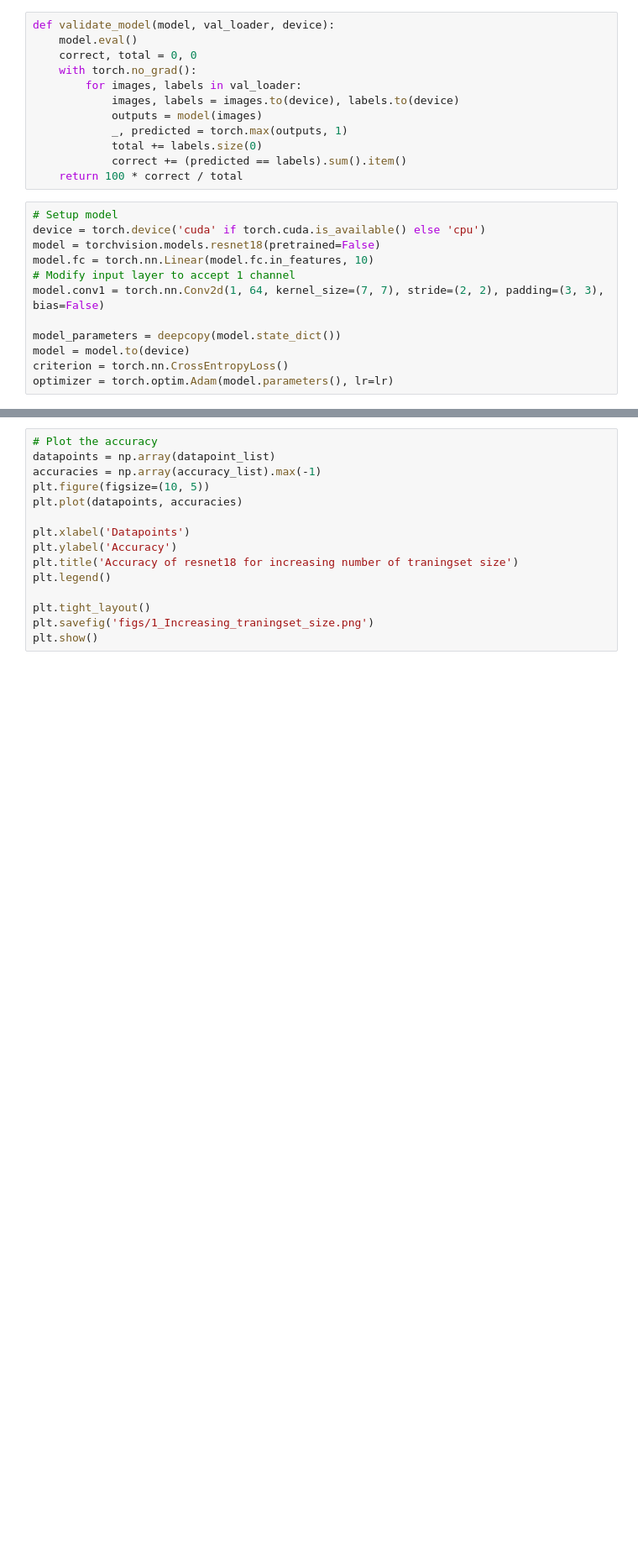
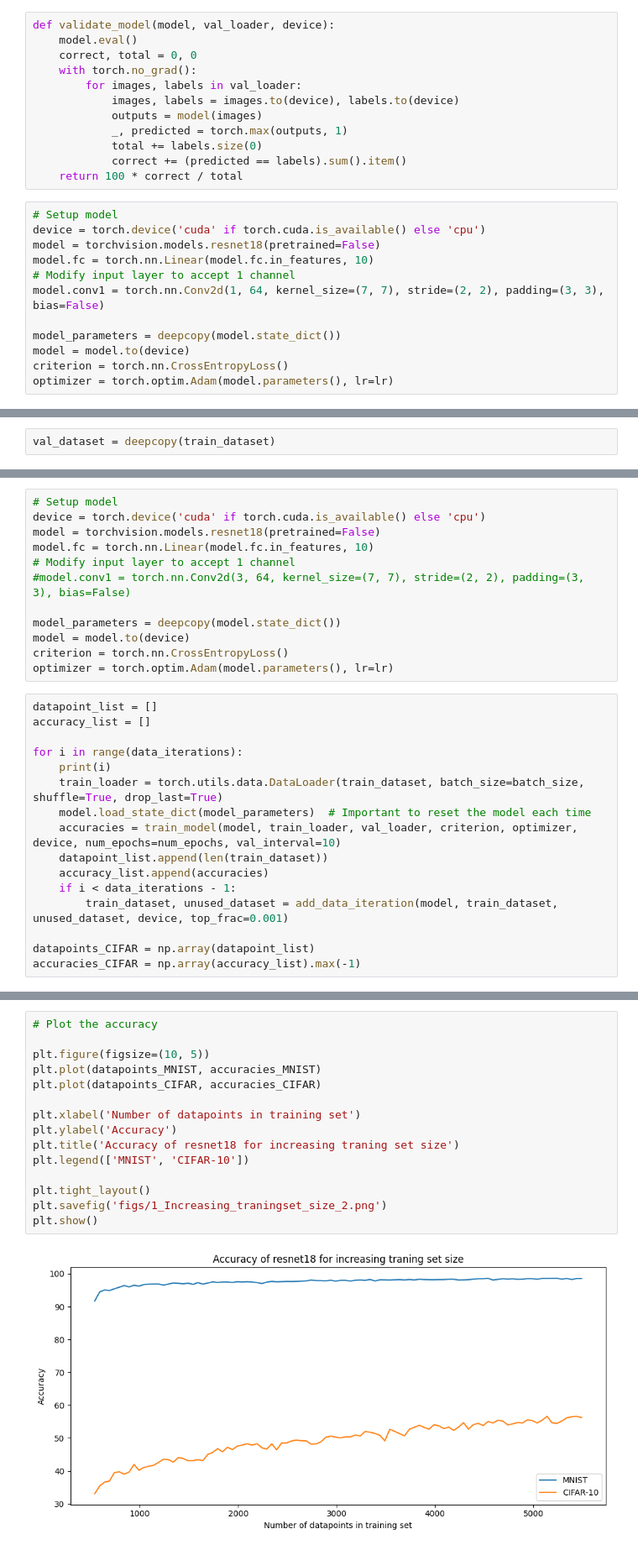
Before and after one commit to Fuglede30/deep_learning_project, a Jupyter notebook: bin_1_increased_training_data.ipynb, the cells around one changed output, grey strips where cells are left out. Shown at 84% size. Saved outputs shown, nothing was run; the diff lists cells and outputs as text; blank space fills up the shorter version.

Commit message:
With CIFAR training

```diff
--- a/bin_1_increased_training_data.ipynb
+++ b/bin_1_increased_training_data.ipynb
@@ -140,0 +190,2 @@ for i in range(data_iterations):
+# %%
+val_dataset = deepcopy(train_dataset)
@@ -140,0 +224,28 @@ for i in range(data_iterations):
+# %%
+# Setup model
+device = torch.device('cuda' if torch.cuda.is_available() else 'cpu')
+model = torchvision.models.resnet18(pretrained=False)
+model.fc = torch.nn.Linear(model.fc.in_features, 10)
+# Modify input layer to accept 1 channel
+#model.conv1 = torch.nn.Conv2d(3, 64, kernel_size=(7, 7), stride=(2, 2), padding=(3, 3), bias=False)
+
+model_parameters = deepcopy(model.state_dict())
+model = model.to(device)
+criterion = torch.nn.CrossEntropyLoss()
+optimizer = torch.optim.Adam(model.parameters(), lr=lr)
+# %%
+datapoint_list = []
+accuracy_list = []
+
+for i in range(data_iterations):
+    print(i)
+    train_loader = torch.utils.data.DataLoader(train_dataset, batch_size=batch_size, shuffle=True, drop_last=True)
+    model.load_state_dict(model_parameters)  # Important to reset the model each time
+    accuracies = train_model(model, train_loader, val_loader, criterion, optimizer, device, num_epochs=num_epochs, val_interval=10)
+    datapoint_list.append(len(train_dataset))
+    accuracy_list.append(accuracies)
+    if i < data_iterations - 1:
+        train_dataset, unused_dataset = add_data_iteration(model, train_dataset, unused_dataset, device, top_frac=0.001)
+
+datapoints_CIFAR = np.array(datapoint_list)
+accuracies_CIFAR = np.array(accuracy_list).max(-1)
@@ -141,15 +267,17 @@ for i in range(data_iterations):
 # %%
 # Plot the accuracy
-datapoints = np.array(datapoint_list)
-accuracies = np.array(accuracy_list).max(-1)
+
 plt.figure(figsize=(10, 5))
-plt.plot(datapoints, accuracies)
+plt.plot(datapoints_MNIST, accuracies_MNIST)
+plt.plot(datapoints_CIFAR, accuracies_CIFAR)
 
-plt.xlabel('Datapoints')
+plt.xlabel('Number of datapoints in training set')
 plt.ylabel('Accuracy')
-plt.title('Accuracy of resnet18 for increasing number of traningset size')
-plt.legend()
+plt.title('Accuracy of resnet18 for increasing traning set size')
+plt.legend(['MNIST', 'CIFAR-10'])
 
 plt.tight_layout()
-plt.savefig('figs/1_Increasing_traningset_size.png')
+plt.savefig('figs/1_Increasing_traningset_size_2.png')
 plt.show()
+# %% [output]
+[figure, added]
```
Also changed, not shown: parts of 14 cells of this notebook, 17 other files.
